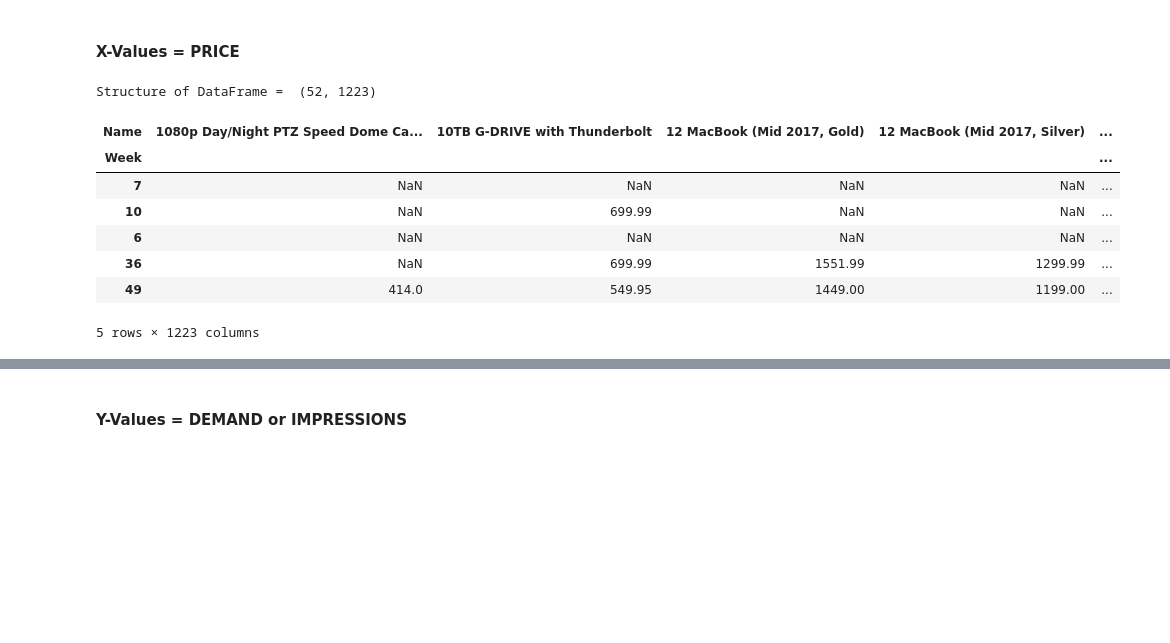
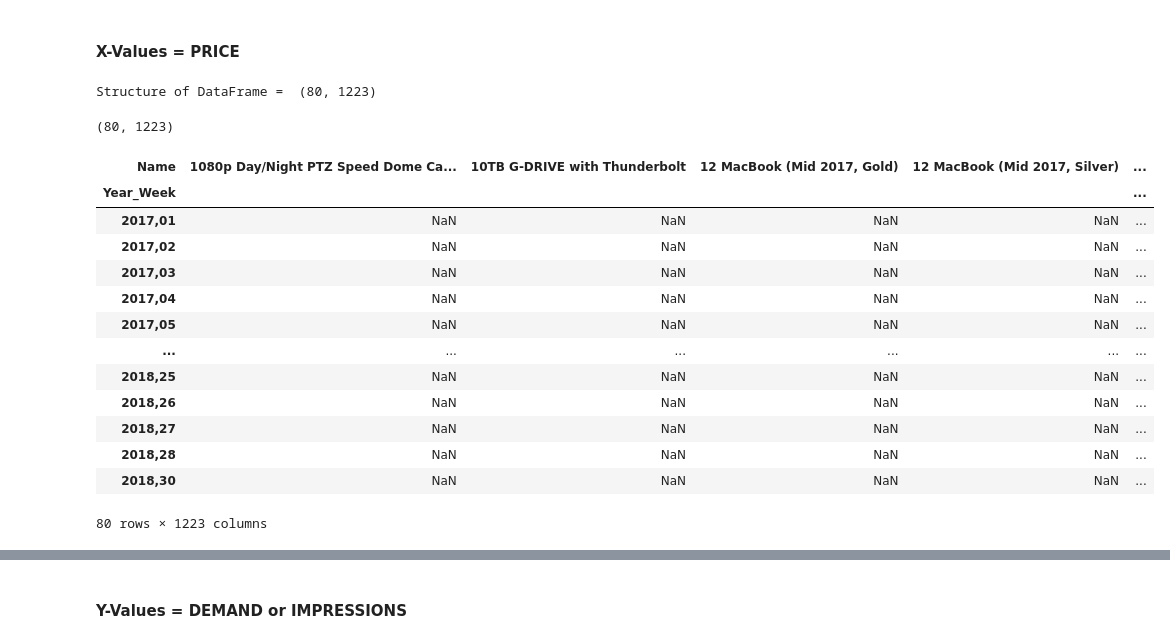
Before and after one commit to prasad-wakchoure/project, a Jupyter notebook: Siddharth/03-Model+.ipynb, the cells around one changed output, grey strips where cells are left out. Drawn from its saved outputs; the diff is of its cells as text; code cells hidden in the pictures; blank space fills up the shorter version.

```diff
--- a/Siddharth/03-Model+.ipynb
+++ b/Siddharth/03-Model+.ipynb
@@ -102,19 +99,29 @@ dfx_mod.sort_values("Date",ignore_index=True)
 # %%
 
 #New X dataframe.
-x_new = dfx_mod.pivot(index='Week', columns='Name' ,values='Discount_price')
+x_new = dfx_mod.pivot(index="Year_Week", columns='Name' ,values='Discount_price')
 print("Structure of DataFrame = ",x_new.shape)
-x_new.sample(5)
+x_new.shape
 # %% [output]
-Structure of DataFrame =  (52, 1223)
+Structure of DataFrame =  (80, 1223)
-| Name | 1080p Day/Night PTZ Speed Dome Ca... | 10TB G-DRIVE with Thunderbolt | 12 MacBook (Mid 2017, Gold) | 12 MacBook (Mid 2017, Silver) | ... |
-| Week |  |  |  |  | ... |
-| 7 | NaN | NaN | NaN | NaN | ... |
-| 10 | NaN | 699.99 | NaN | NaN | ... |
-| 6 | NaN | NaN | NaN | NaN | ... |
-| 36 | NaN | 699.99 | 1551.99 | 1299.99 | ... |
-| 49 | 414.0 | 549.95 | 1449.00 | 1199.00 | ... |
-5 rows × 1223 columns
+(80, 1223)
+# %%
+x_new.head(9999)
+# %% [output]
+| Name | 1080p Day/Night PTZ Speed Dome Ca... | 10TB G-DRIVE with Thunderbolt | 12 MacBook (Mid 2017, Gold) | 12 MacBook (Mid 2017, Silver) | ... |
+| Year_Week |  |  |  |  | ... |
+| 2017,01 | NaN | NaN | NaN | NaN | ... |
+| 2017,02 | NaN | NaN | NaN | NaN | ... |
+| 2017,03 | NaN | NaN | NaN | NaN | ... |
+| 2017,04 | NaN | NaN | NaN | NaN | ... |
+| 2017,05 | NaN | NaN | NaN | NaN | ... |
+| ... | ... | ... | ... | ... | ... |
+| 2018,25 | NaN | NaN | NaN | NaN | ... |
+| 2018,26 | NaN | NaN | NaN | NaN | ... |
+| 2018,27 | NaN | NaN | NaN | NaN | ... |
+| 2018,28 | NaN | NaN | NaN | NaN | ... |
+| 2018,30 | NaN | NaN | NaN | NaN | ... |
+80 rows × 1223 columns
 # %%
 # FOR X VALUES
 #Filling missing values with fillna + forward filling
```
Also changed, not shown: parts of 5 cells of this notebook.
